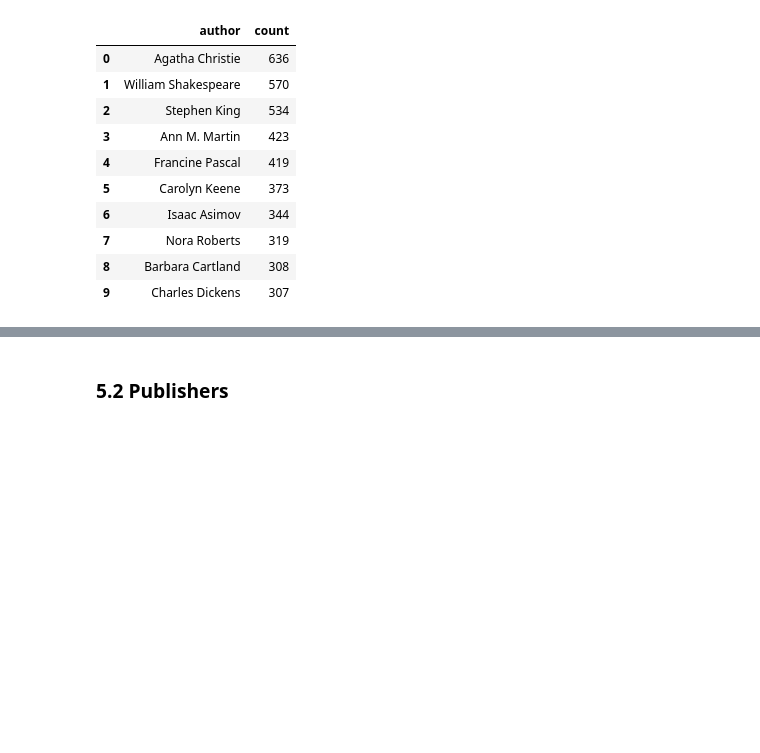
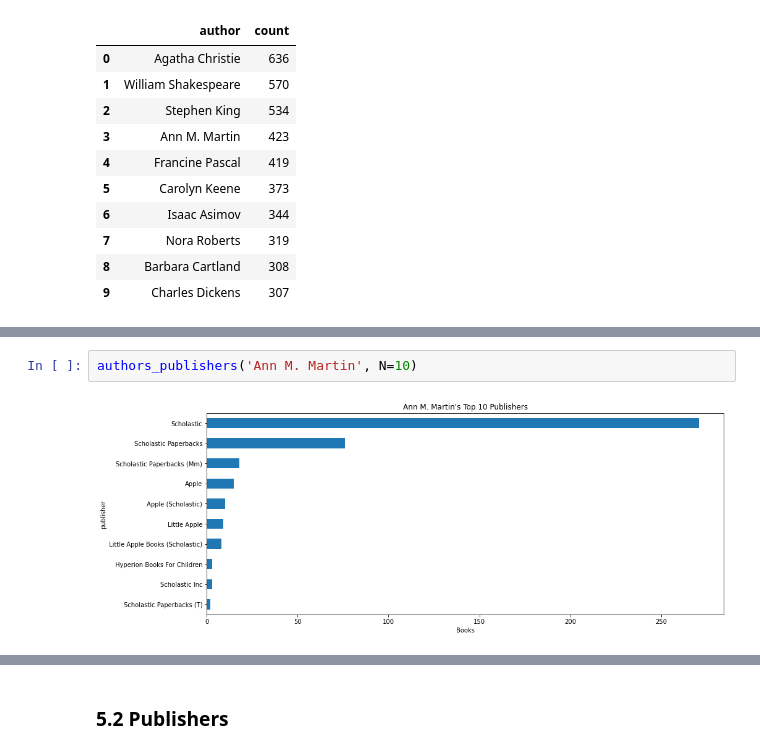
Before and after one commit to ggeorgekkariuki/picasso-book-bar, a Jupyter notebook: index.ipynb, the cells around one changed output, grey strips where cells are left out. Saved outputs shown, nothing was run; the diff lists cells and outputs as text; blank space fills up the shorter version.

```diff
--- a/index.ipynb
+++ b/index.ipynb
@@ -599,3 +675,7 @@ author_publisher
 | 7 | Golden Books | Golden Books | 120 |
 | 8 | R. L. Stine | Scholastic | 118 |
 | 9 | Betty Neels | Harlequin | 105 |
+# %%
+authors_publishers('Ann M. Martin', N=10)
+# %% [output]
+[figure, added]
```
Also changed, not shown: parts of 47 cells of this notebook.
